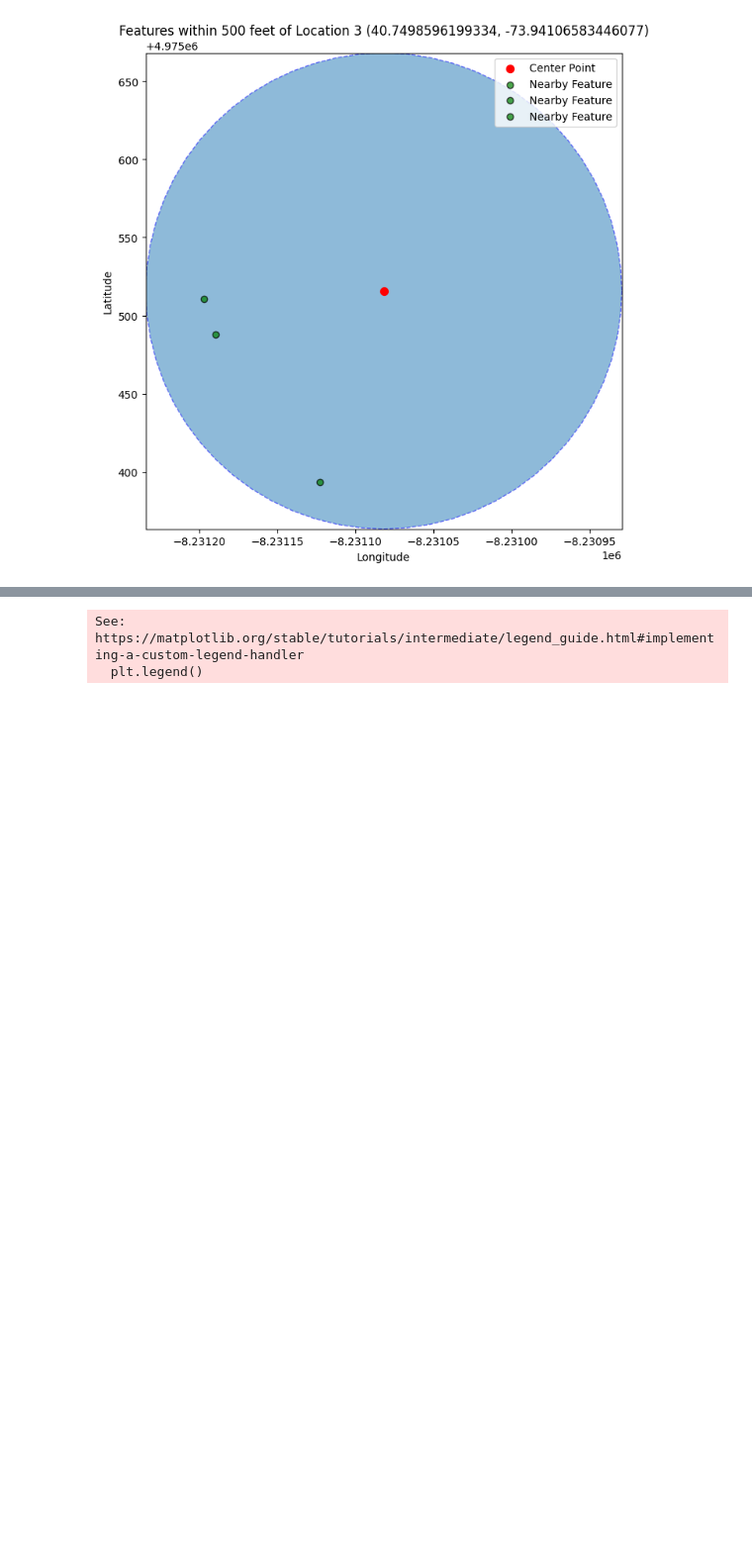
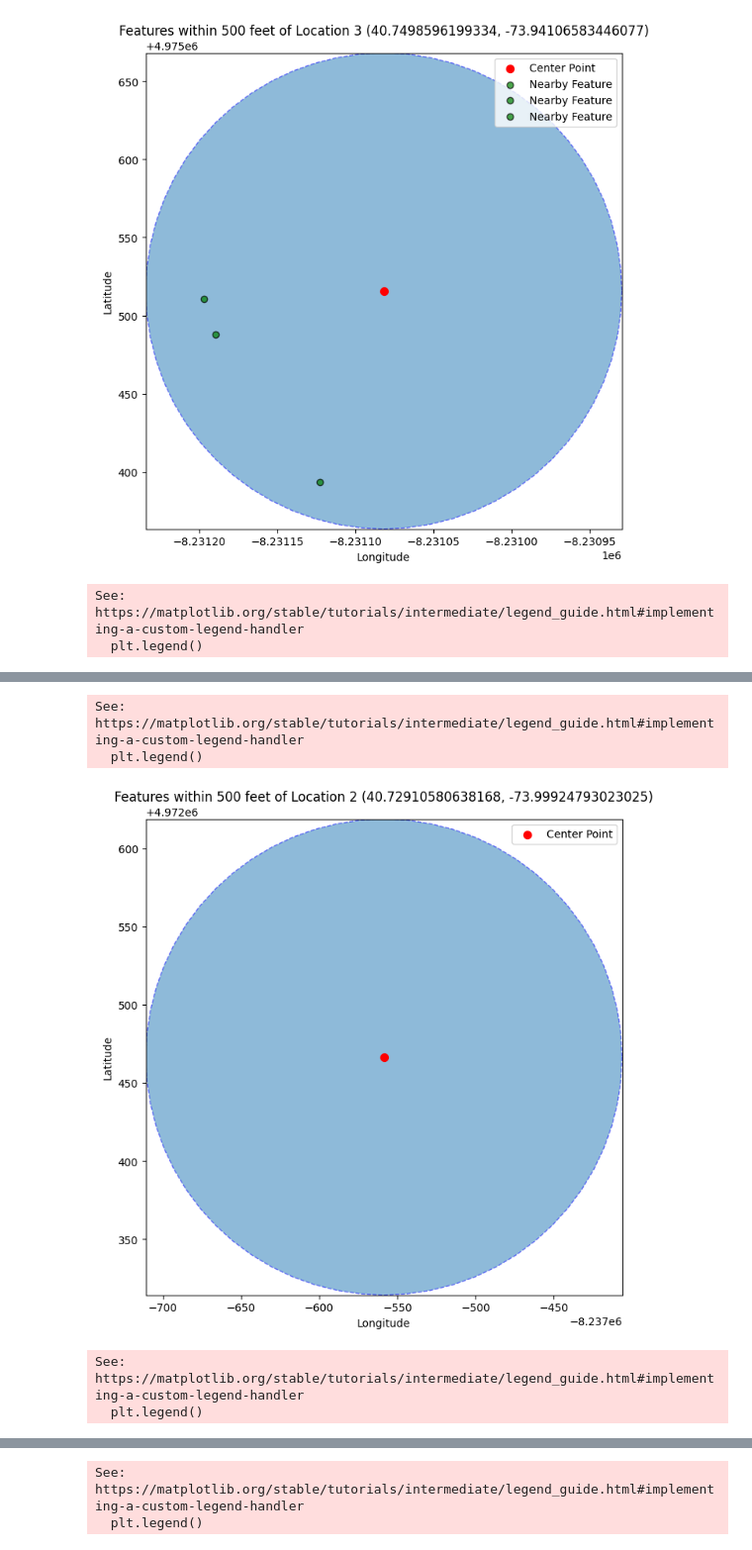
Before and after one commit to yilinzheng10/Automated-Retail-Store-Layout, a Jupyter notebook: location_to_Score.ipynb, the cells around one changed output, grey strips where cells are left out. Shown at 99% size. Drawn from its saved outputs; the diff is of its cells as text; code cells hidden in the pictures; blank space fills up the shorter version.

```diff
--- a/location_to_Score.ipynb
+++ b/location_to_Score.ipynb
@@ -235,3 +235,9 @@ See: https://matplotlib.org/stable/tutorials/intermediate/legend_guide.html#impl
 See: https://matplotlib.org/stable/tutorials/intermediate/legend_guide.html#implementing-a-custom-legend-handler
   plt.legend()
 [figure]
+# %%
+filepath = 'processed/residential_zones.geojson'  # Change this to your GeoJSON file path
+visualize_geojson_results (filepath)
+# %% [output]
+See: https://matplotlib.org/stable/tutorials/intermediate/legend_guide.html#implementing-a-custom-legend-handler
+  plt.legend()
@@ -237,0 +245,5 @@ See: https://matplotlib.org/stable/tutorials/intermediate/legend_guide.html#impl
+See: https://matplotlib.org/stable/tutorials/intermediate/legend_guide.html#implementing-a-custom-legend-handler
+  plt.legend()
+[figure, added]
+See: https://matplotlib.org/stable/tutorials/intermediate/legend_guide.html#implementing-a-custom-legend-handler
+  plt.legend()
```
Also changed, not shown: parts of 3 cells of this notebook, 3 other files.
